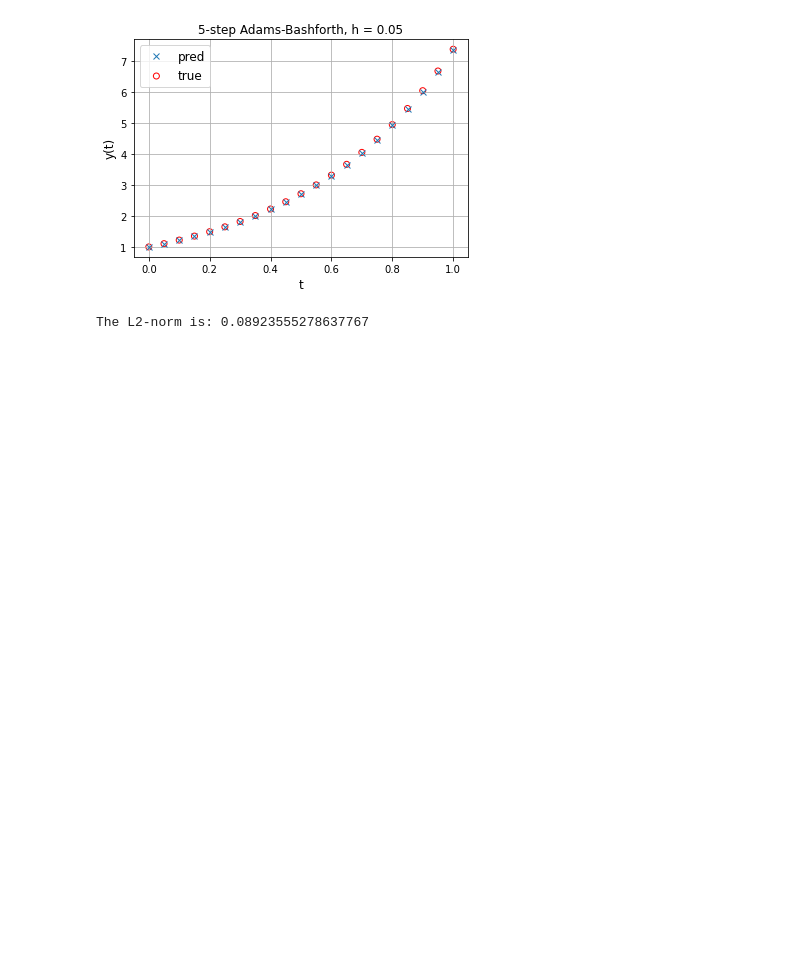
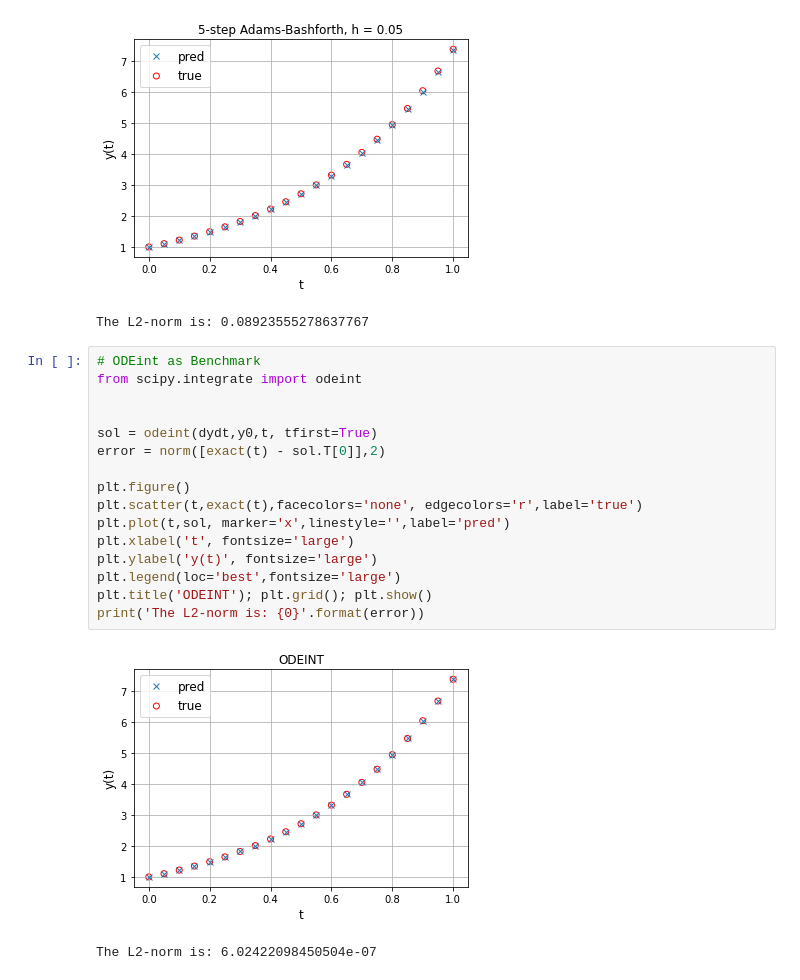
Before and after one commit to tanasr/DeepSolver, a Jupyter notebook: src/ode_solver.ipynb, the cells around one changed output. Saved outputs shown, nothing was run; the diff lists cells and outputs as text; blank space fills up the shorter version.

Commit message:
added scipy.odeint

```diff
--- a/src/ode_solver.ipynb
+++ b/src/ode_solver.ipynb
@@ -211,3 +211,22 @@ print('The L2-norm is: {0}'.format(error))
 # %% [output]
 [figure]
 The L2-norm is: 0.08923555278637767
+# %%
+# ODEint as Benchmark
+from scipy.integrate import odeint
+
+
+sol = odeint(dydt,y0,t, tfirst=True)
+error = norm([exact(t) - sol.T[0]],2)
+
+plt.figure()
+plt.scatter(t,exact(t),facecolors='none', edgecolors='r',label='true')
+plt.plot(t,sol, marker='x',linestyle='',label='pred')
+plt.xlabel('t', fontsize='large')
+plt.ylabel('y(t)', fontsize='large')
+plt.legend(loc='best',fontsize='large')
+plt.title('ODEINT'); plt.grid(); plt.show()
+print('The L2-norm is: {0}'.format(error))
+# %% [output]
+[figure, added]
+The L2-norm is: 6.02422098450504e-07
```
